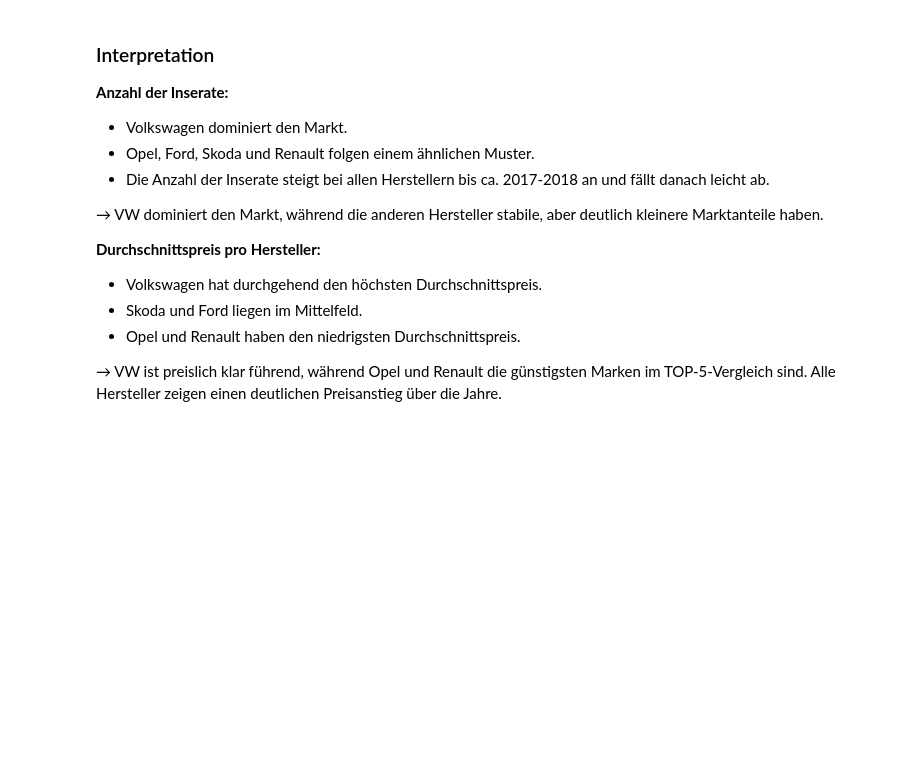
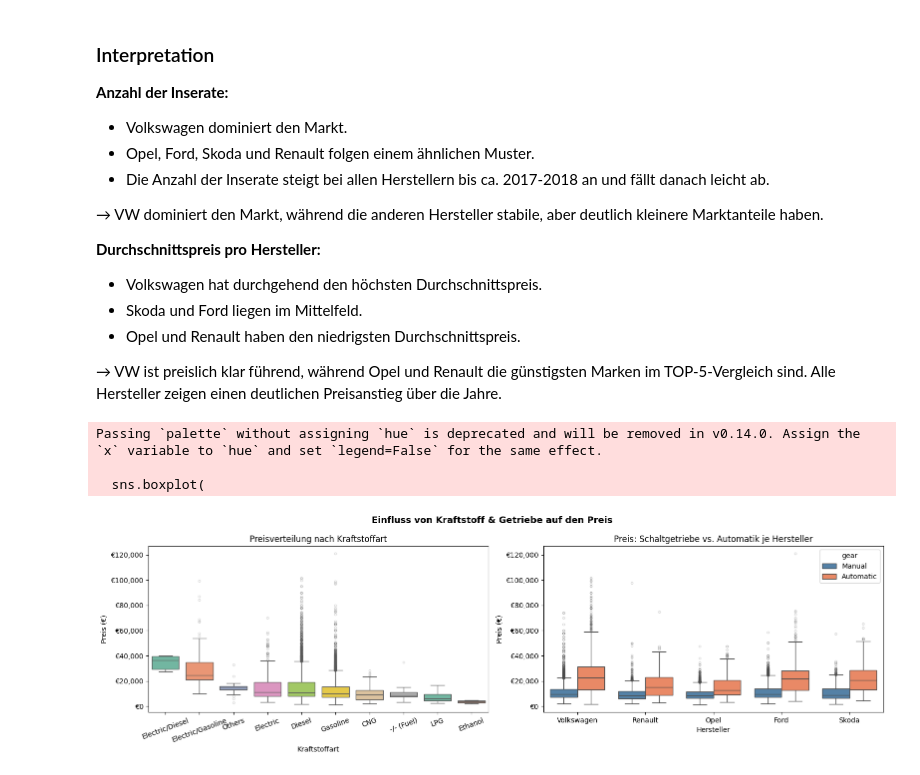
Before and after one commit to evadatadev/AutoScout24-Car-Market-Analytics, a Jupyter notebook: notebooks/analyse.ipynb, the cells around one changed output. Cells and saved outputs as stored; diff of their text form; code cells hidden in the pictures; blank space fills up the shorter version.

```diff
--- a/notebooks/analyse.ipynb
+++ b/notebooks/analyse.ipynb
@@ -438,3 +509,44 @@ plt.show()
 - Opel und Renault haben den niedrigsten Durchschnittspreis.
 
 &rarr; VW ist preislich klar führend, während Opel und Renault die günstigsten Marken im TOP-5-Vergleich sind. Alle Hersteller zeigen einen deutlichen Preisanstieg über die Jahre.
+# %%
+# Boxplots zeigen den Preiseinfluss
+top_5 = df['make'].value_counts().head(5).index
+df5 = df[df['make'].isin(top_5) & df['price'].between(500, 200_000)]
+
+# Nur die relevanten Kraftstoffarten
+fuel_order = df5.groupby('fuel')['price'].median().sort_values(ascending=False).index
+
+fig, axes = plt.subplots(1, 2, figsize=(16, 5))
+
+sns.boxplot(
+    ax=axes[0], data=df5,
+    x='fuel', y='price',
+    order=fuel_order,
+    palette='Set2', flierprops=dict(marker='.', alpha=0.2)
+)
+axes[0].set_title('Preisverteilung nach Kraftstoffart')
+axes[0].set_xlabel('Kraftstoffart')
+axes[0].set_ylabel('Preis (€)')
+axes[0].tick_params(axis='x', rotation=20)
+axes[0].yaxis.set_major_formatter(plt.FuncFormatter(lambda v, _: f'€{int(v):,}'))
+
+sns.boxplot(
+    ax=axes[1], data=df5[df5['gear'].isin(['Manual', 'Automatic'])],
+    x='make', y='price', hue='gear',
+    palette={'Manual': 'steelblue', 'Automatic': 'coral'},
+    flierprops=dict(marker='.', alpha=0.2)
+)
+axes[1].set_title('Preis: Schaltgetriebe vs. Automatik je Hersteller')
+axes[1].set_xlabel('Hersteller')
+axes[1].set_ylabel('Preis (€)')
+axes[1].yaxis.set_major_formatter(plt.FuncFormatter(lambda v, _: f'€{int(v):,}'))
+
+plt.suptitle('Einfluss von Kraftstoff & Getriebe auf den Preis', fontsize=13, fontweight='bold')
+plt.tight_layout()
+plt.show()
+# %% [output]
+Passing `palette` without assigning `hue` is deprecated and will be removed in v0.14.0. Assign the `x` variable to `hue` and set `legend=False` for the same effect.
+
+  sns.boxplot(
+[figure, added]
```
Also changed, not shown: parts of 4 cells of this notebook, 11 other files.
